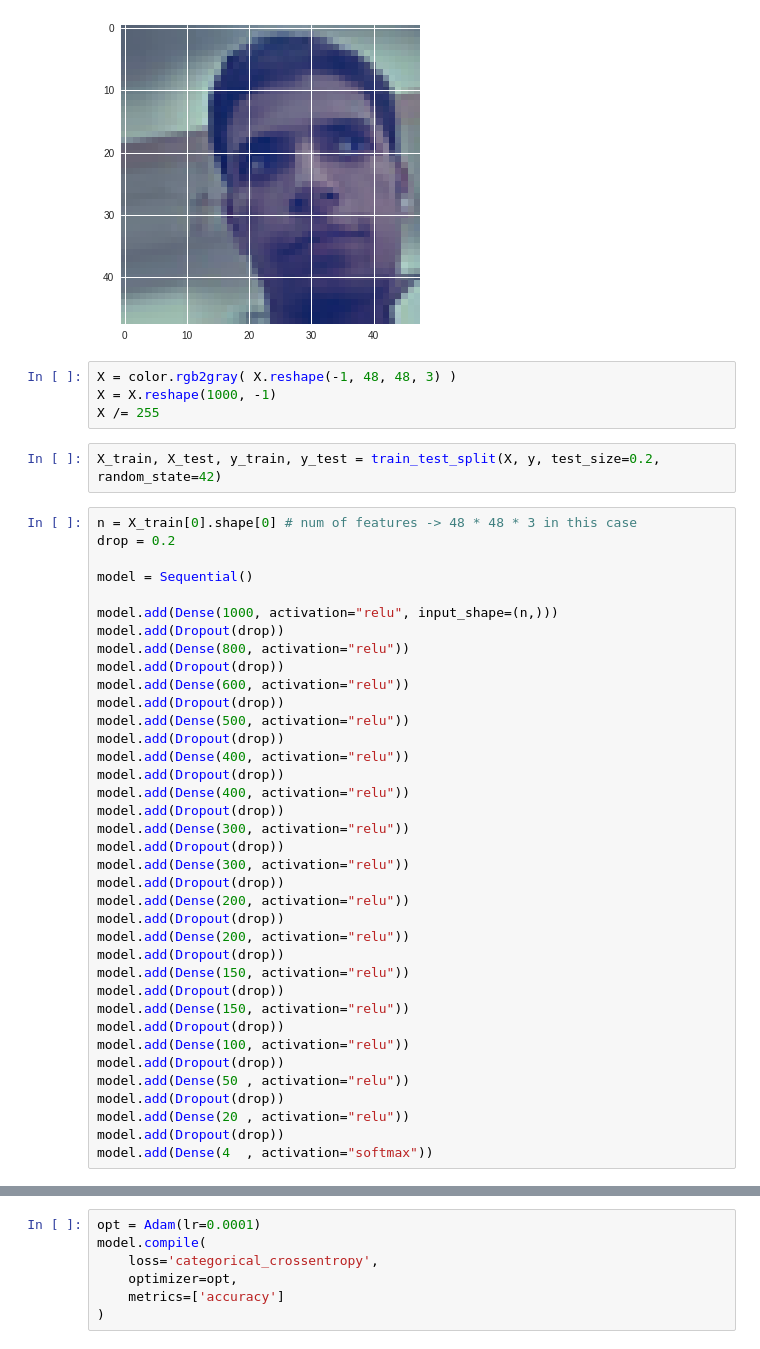
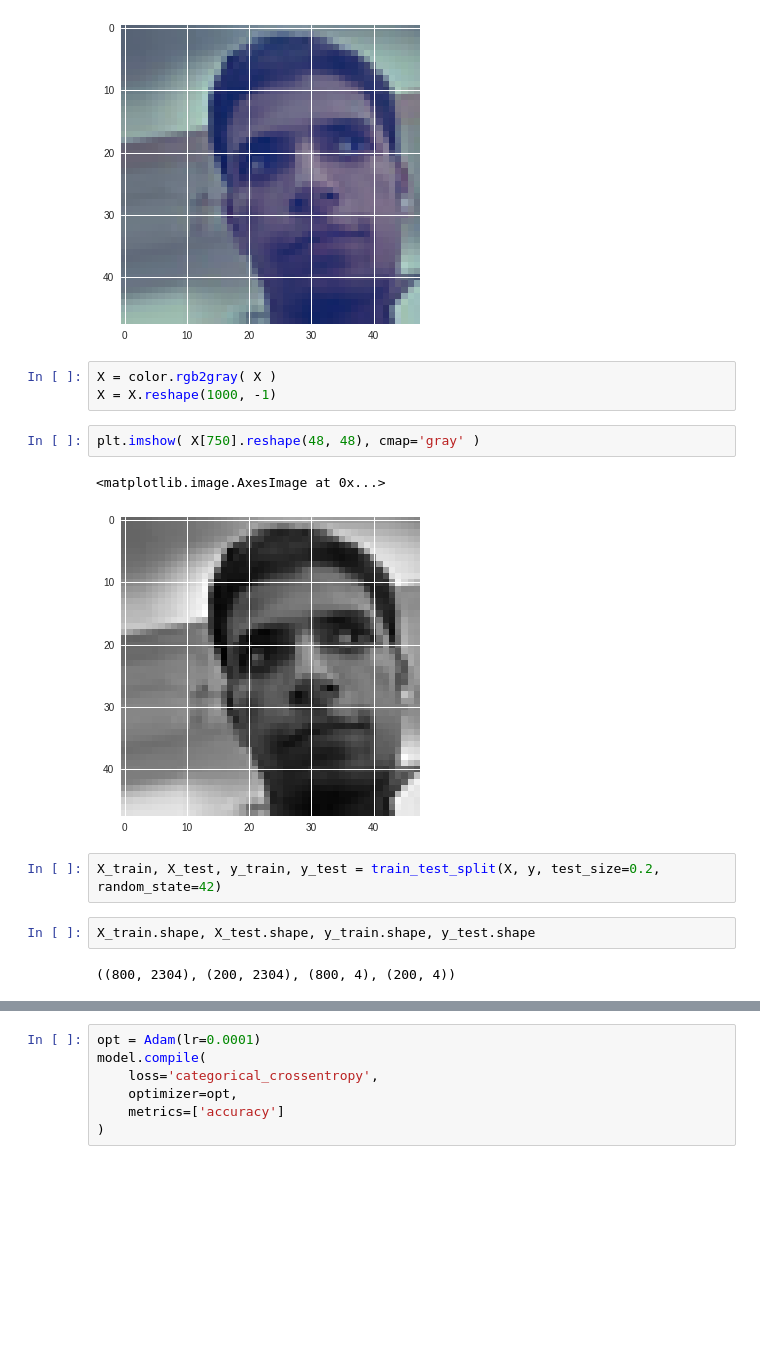
Before and after one commit to MahmoudFarouq/faceVerification, a Jupyter notebook: ANN.ipynb, the cells around one changed output, grey strips where cells are left out. Cells and saved outputs as stored; diff of their text form; blank space fills up the shorter version.

```diff
--- a/ANN.ipynb
+++ b/ANN.ipynb
@@ -63,45 +64,16 @@ plt.imshow( X[750].reshape(48, 48, 3) )
 <matplotlib.image.AxesImage at 0x...>
 [figure]
 # %%
-X = color.rgb2gray( X.reshape(-1, 48, 48, 3) )
+X = color.rgb2gray( X )
 X = X.reshape(1000, -1)
-X /= 255
+# %%
+plt.imshow( X[750].reshape(48, 48), cmap='gray' )
+# %% [output]
+<matplotlib.image.AxesImage at 0x...>
+[figure, added]
 # %%
 X_train, X_test, y_train, y_test = train_test_split(X, y, test_size=0.2, random_state=42)
-# %%
-n = X_train[0].shape[0] # num of features -> 48 * 48 * 3 in this case
-drop = 0.2
-
-model = Sequential()
-
-model.add(Dense(1000, activation="relu", input_shape=(n,)))
-model.add(Dropout(drop))
-model.add(Dense(800, activation="relu"))
-model.add(Dropout(drop))
-model.add(Dense(600, activation="relu"))
-model.add(Dropout(drop))
-model.add(Dense(500, activation="relu"))
-model.add(Dropout(drop))
-model.add(Dense(400, activation="relu"))
-model.add(Dropout(drop))
-model.add(Dense(400, activation="relu"))
-model.add(Dropout(drop))
-model.add(Dense(300, activation="relu"))
-model.add(Dropout(drop))
-model.add(Dense(300, activation="relu"))
-model.add(Dropout(drop))
-model.add(Dense(200, activation="relu"))
-model.add(Dropout(drop))
-model.add(Dense(200, activation="relu"))
-model.add(Dropout(drop))
-model.add(Dense(150, activation="relu"))
-model.add(Dropout(drop))
-model.add(Dense(150, activation="relu"))
-model.add(Dropout(drop))
-model.add(Dense(100, activation="relu"))
-model.add(Dropout(drop))
-model.add(Dense(50 , activation="relu"))
-model.add(Dropout(drop))
-model.add(Dense(20 , activation="relu"))
-model.add(Dropout(drop))
-model.add(Dense(4  , activation="softmax"))
+# %%
+X_train.shape, X_test.shape, y_train.shape, y_test.shape
+# %% [output]
+((800, 2304), (200, 2304), (800, 4), (200, 4))
```
Also changed, not shown: parts of 16 cells of this notebook.
